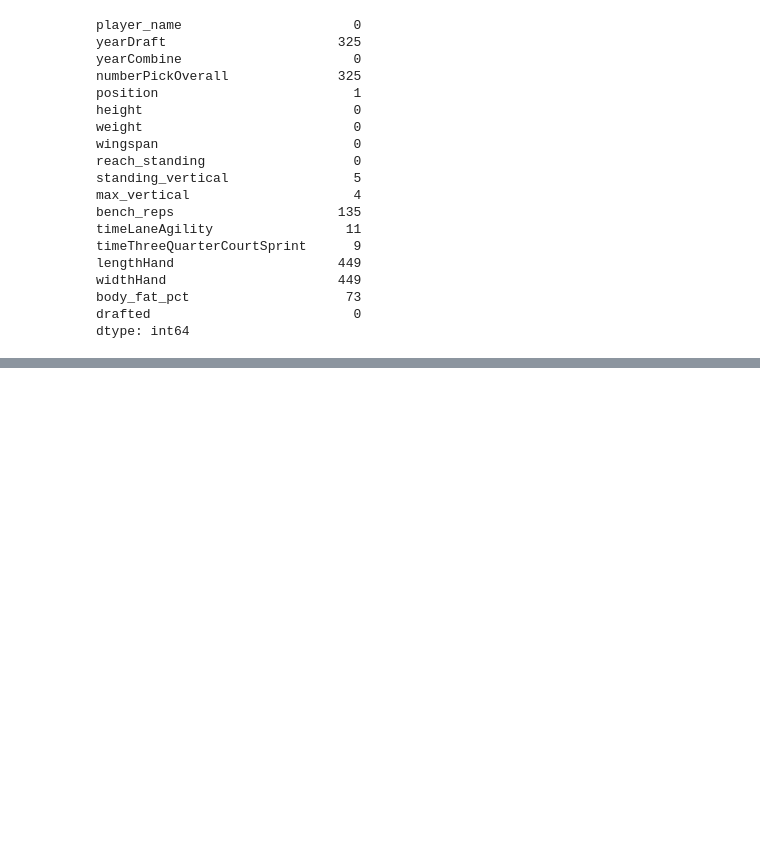
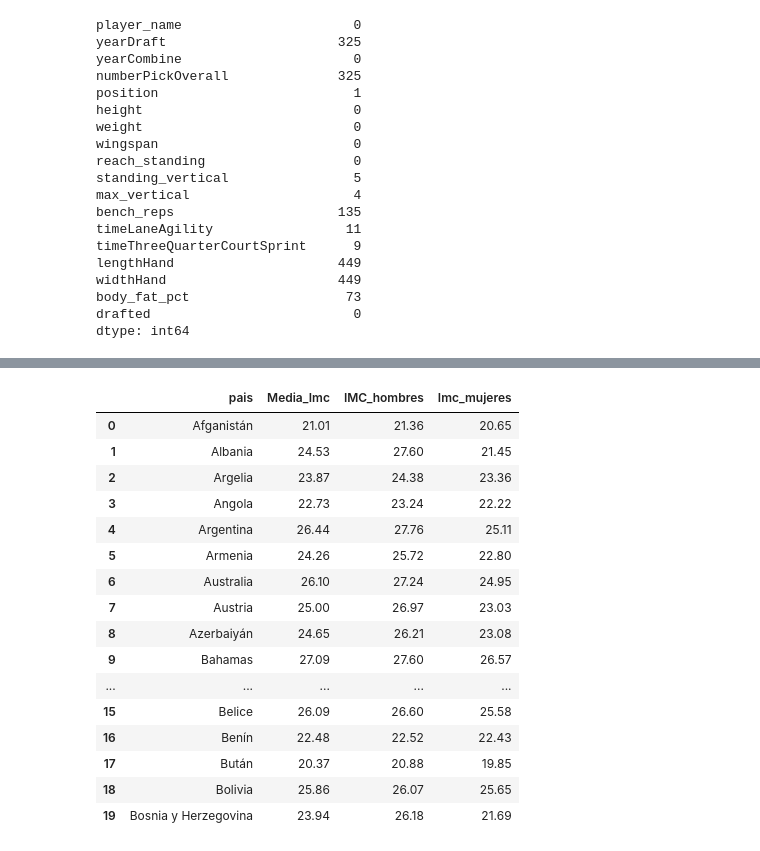
Before and after one commit to fchiapped/Proyecto-Vis-Info, a Jupyter notebook: idea.ipynb, the cells around one changed output, grey strips where cells are left out. Saved outputs shown, nothing was run; the diff lists cells and outputs as text; code cells hidden in the pictures; blank space fills up the shorter version.

```diff
--- a/idea.ipynb
+++ b/idea.ipynb
@@ -111,0 +135,4 @@ dtype: int64
+# %%
+url = "https://es.wikipedia.org/wiki/Anexo:%C3%8Dndice_de_masa_corporal_de_la_poblaci%C3%B3n_por_pa%C3%ADs"
+page = requests.get(url).text
+page
@@ -111,0 +141,3 @@ dtype: int64
+# %%
+soup = bs(page)
+soup
@@ -111,0 +167,3 @@ dtype: int64
+# %%
+table = soup.find('table')
+table
@@ -111,0 +188,36 @@ dtype: int64
+# %%
+df_g = pd.DataFrame(columns = ['pais','Media_Imc','IMC_hombres','Imc_mujeres'])
+
+# iterar sobre cada fila ('tr') para completar la información
+for row in table.find_all('tr')[0::]:
+    cols = row.find_all("td")
+    #print(cols)
+    cols = [col.text.strip() for col in cols]
+    if len(cols) == 0:
+        continue
+    else:
+        pais = cols[0]
+        media_imc = float(cols[1].replace(',', '.'))
+        imc_hombres = float(cols[3].replace(',', '.'))
+        imc_mujeres = float(cols[5].replace(',', '.'))
+        new_row = pd.DataFrame({'pais': pais, 'Media_Imc': media_imc, 'IMC_hombres': imc_hombres, 'Imc_mujeres': imc_mujeres}, index=[0])
+        df_g = pd.concat([df, new_row], ignore_index=True)
+df_g.head(20)
+# %% [output]
+|  | pais | Media_Imc | IMC_hombres | Imc_mujeres |
+| 0 | Afganistán | 21.01 | 21.36 | 20.65 |
+| 1 | Albania | 24.53 | 27.60 | 21.45 |
+| 2 | Argelia | 23.87 | 24.38 | 23.36 |
+| 3 | Angola | 22.73 | 23.24 | 22.22 |
+| 4 | Argentina | 26.44 | 27.76 | 25.11 |
+| 5 | Armenia | 24.26 | 25.72 | 22.80 |
+| 6 | Australia | 26.10 | 27.24 | 24.95 |
+| 7 | Austria | 25.00 | 26.97 | 23.03 |
+| 8 | Azerbaiyán | 24.65 | 26.21 | 23.08 |
+| 9 | Bahamas | 27.09 | 27.60 | 26.57 |
+| ... | ... | ... | ... | ... |
+| 15 | Belice | 26.09 | 26.60 | 25.58 |
+| 16 | Benín | 22.48 | 22.52 | 22.43 |
+| 17 | Bután | 20.37 | 20.88 | 19.85 |
+| 18 | Bolivia | 25.86 | 26.07 | 25.65 |
+| 19 | Bosnia y Herzegovina | 23.94 | 26.18 | 21.69 |
```
Also changed, not shown: parts of 13 cells of this notebook, 2 other files.
